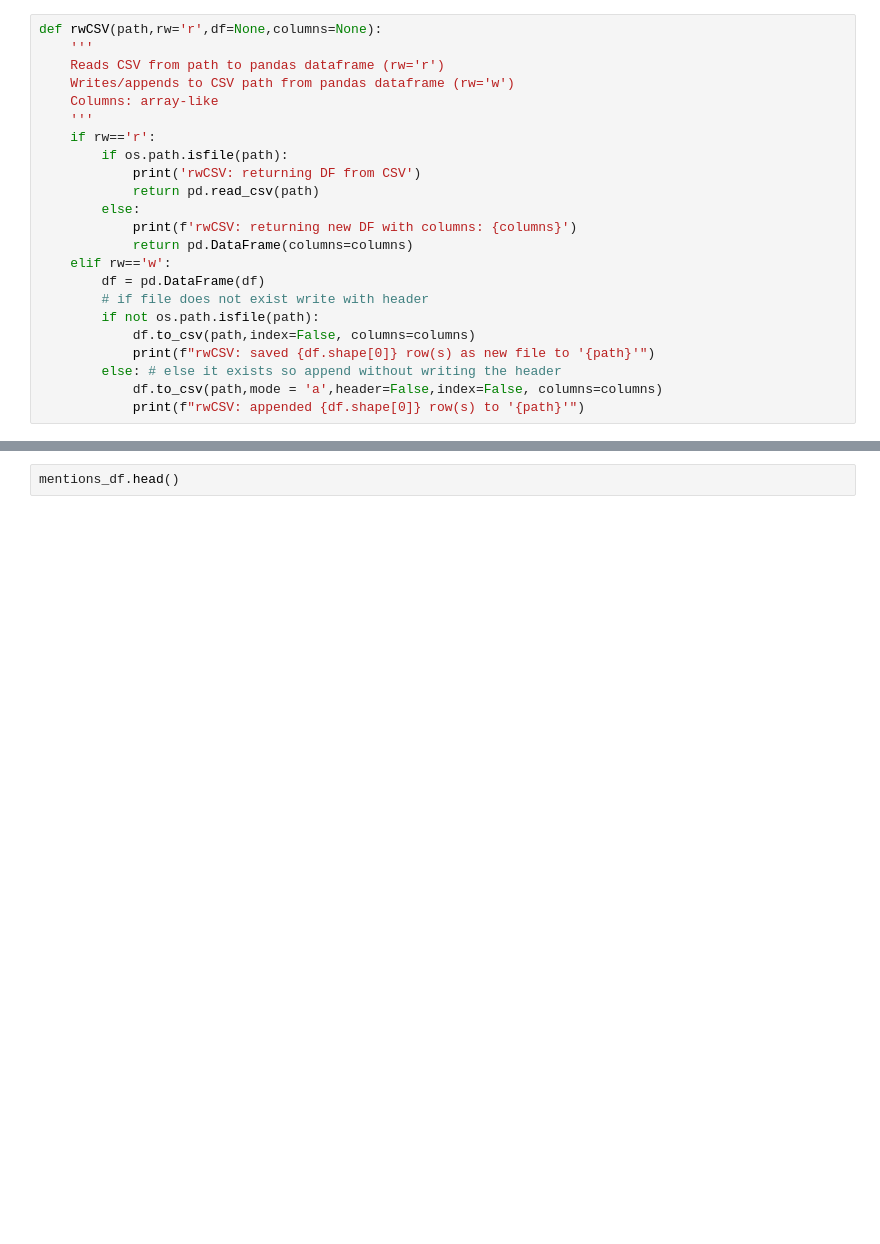
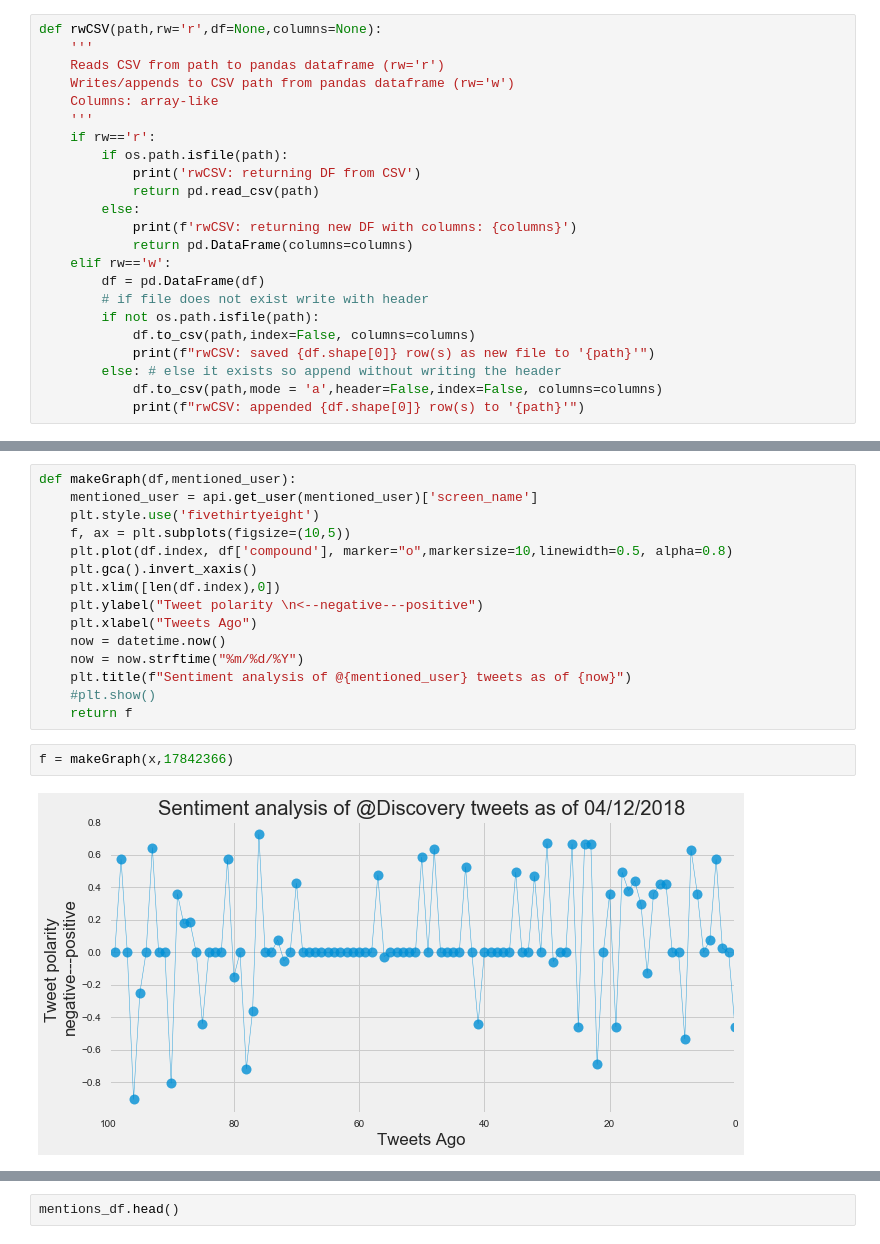
Before and after one commit to yegorkryukov/python-challenge, a Jupyter notebook: PlotBot/PlotBot.ipynb, the cells around one changed output, grey strips where cells are left out. Drawn from its saved outputs; the diff is of its cells as text; blank space fills up the shorter version.

Commit message:
Add makeGraph function"

```diff
--- a/PlotBot/PlotBot.ipynb
+++ b/PlotBot/PlotBot.ipynb
@@ -156,3 +198,22 @@ def getMentions():
+# %%
+def makeGraph(df,mentioned_user):
+    mentioned_user = api.get_user(mentioned_user)['screen_name']
+    plt.style.use('fivethirtyeight')
+    f, ax = plt.subplots(figsize=(10,5))
+    plt.plot(df.index, df['compound'], marker="o",markersize=10,linewidth=0.5, alpha=0.8)
+    plt.gca().invert_xaxis()
+    plt.xlim([len(df.index),0])
+    plt.ylabel("Tweet polarity \n<--negative---positive")
+    plt.xlabel("Tweets Ago")
+    now = datetime.now()
+    now = now.strftime("%m/%d/%Y")
+    plt.title(f"Sentiment analysis of @{mentioned_user} tweets as of {now}")
+    #plt.show()
+    return f
+# %%
+f = makeGraph(x,17842366)
+# %% [output]
+[figure, added]
 # %%
 #get new mentions as DF
 mentions_df = getMentions()
```
Also changed, not shown: parts of 8 cells of this notebook, 1 other file.
